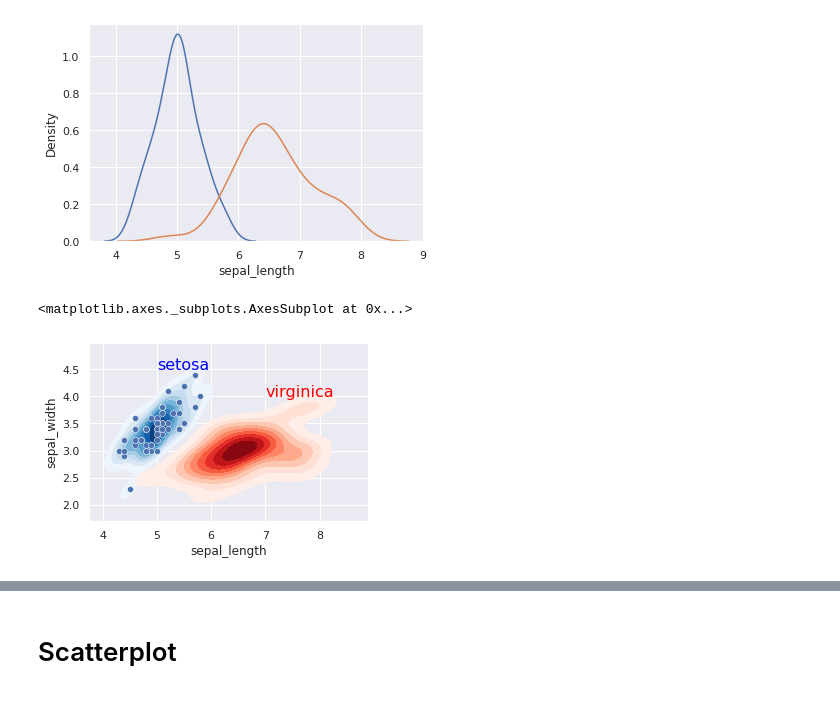
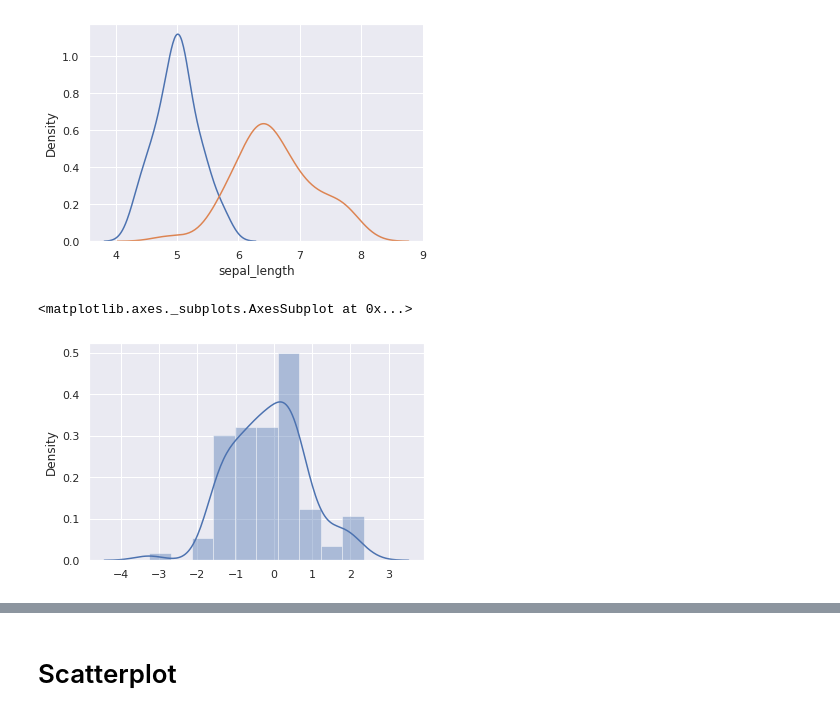
Before and after one commit to Jake0925/Seaborn, a Jupyter notebook: SeabornAll.ipynb, the cells around one changed output, grey strips where cells are left out. Cells and saved outputs as stored; diff of their text form; code cells hidden in the pictures.

```diff
--- a/SeabornAll.ipynb
+++ b/SeabornAll.ipynb
@@ -525,20 +543,11 @@ sns.kdeplot(df_virginica['sepal_length'])
 # %% [output]
 <matplotlib.axes._subplots.AxesSubplot at 0x...>
 [figure]
-# %%
-f, ax = plt.subplots(figsize=(5,5))
-ax.set_aspect('equal')  # 그래프의 가로, 세로간격을 동일하게 만들어준다
-ax.text(5, 4.5, 'setosa', size = 16, color='blue')
-ax.text(7, 4, 'virginica', size = 16, color='red')
-
-sns.kdeplot(df_setosa['sepal_length'], df_setosa['sepal_width'],
-            shade = True,
-            cmap = 'Blues')
-sns.kdeplot(data=df_virginica, x='sepal_length', y='sepal_width',
-            shade=True,
-            cmap='Reds')
-
-sns.scatterplot(data=df_setosa, x='sepal_length', y='sepal_width')
-# %% [output]
-<matplotlib.axes._subplots.AxesSubplot at 0x...>
-[figure, removed]
+# %%
+
+x = np.random.normal(size=100)
+
+sns.distplot(x)
+# %% [output]
+<matplotlib.axes._subplots.AxesSubplot at 0x...>
+[figure, added]
```
Also changed, not shown: parts of 21 cells of this notebook.
